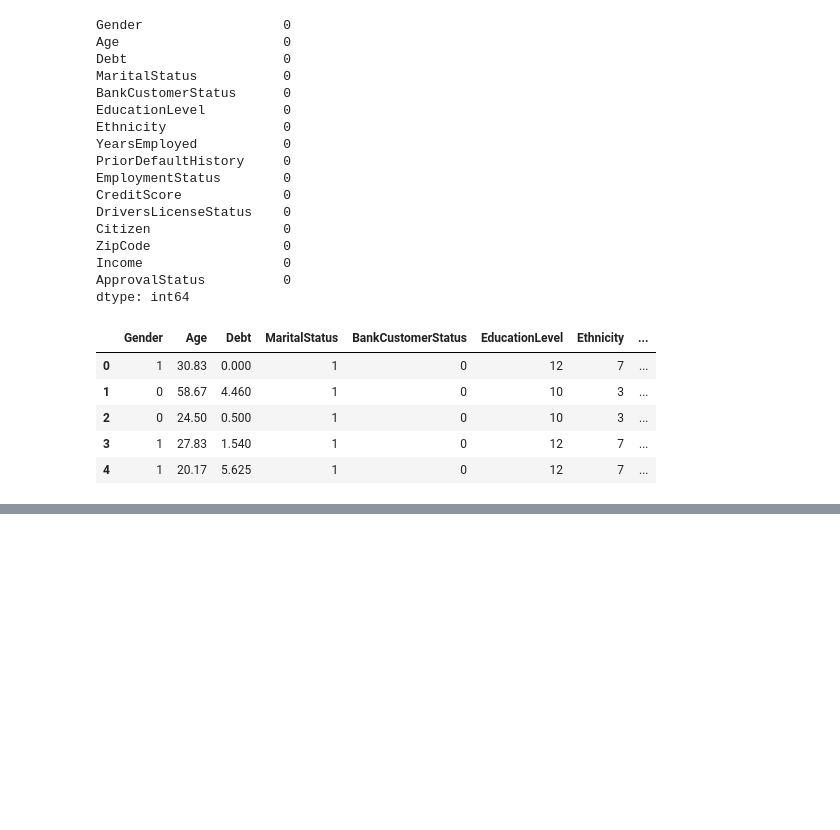
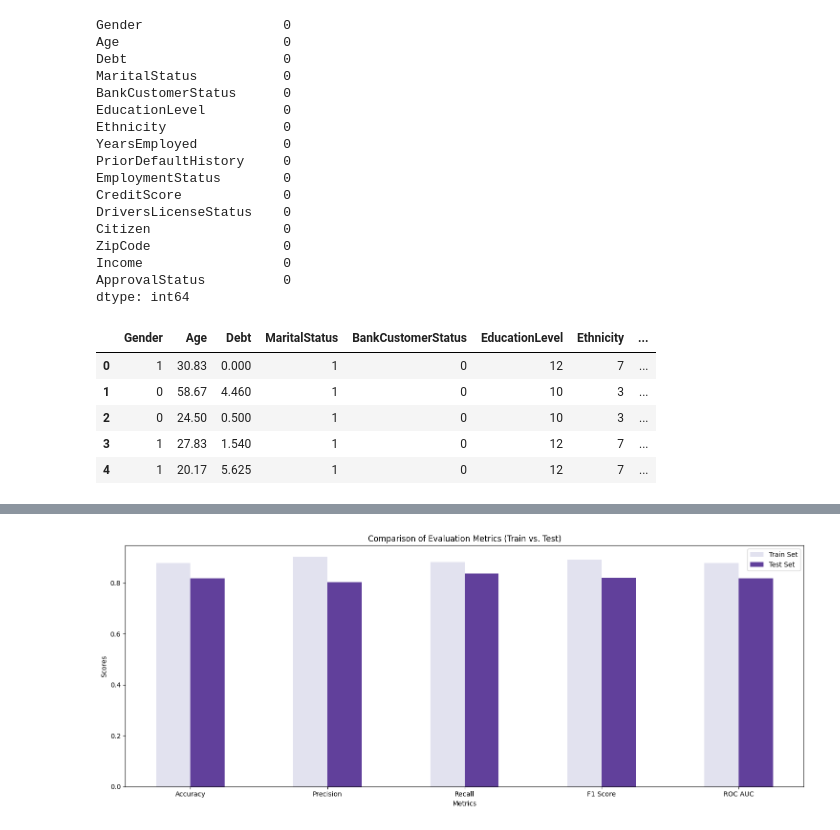
Before and after one commit to Bubly28/Credit-Card-Approval, a Jupyter notebook: DS_Project.ipynb, the cells around one changed output, grey strips where cells are left out. Drawn from its saved outputs; the diff is of its cells as text; code cells hidden in the pictures; blank space fills up the shorter version.

```diff
--- a/DS_Project.ipynb
+++ b/DS_Project.ipynb
@@ -277,0 +442,16 @@ data_norm.head()
+# %%
+from sklearn.model_selection import cross_val_score, StratifiedKFold
+from sklearn.linear_model import LogisticRegression
+
+# Define logistic regression model
+logistic_regression_model = LogisticRegression(C=0.1)  # Use the best hyperparameters found previously
+
+# Define cross-validation strategy
+cv = StratifiedKFold(n_splits=5, shuffle=True, random_state=42)
+
+# Perform cross-validation
+cross_val_scores = cross_val_score(logistic_regression_model, X_train_scaled[:, selected_features], y_train, cv=cv, scoring='accuracy')
+
+# Print cross-validation scores
+print("Cross-Validation Scores:", cross_val_scores)
+print("Mean Accuracy:", cross_val_scores.mean())
@@ -277,0 +509,47 @@ data_norm.head()
+# %%
+import matplotlib.pyplot as plt
+import numpy as np
+
+# Evaluation Metric Names
+metric_names = ['Accuracy', 'Precision', 'Recall', 'F1 Score', 'ROC AUC']
+
+# Train Set Metrics
+train_metrics = [train_accuracy, train_precision, train_recall, train_f1_score, train_roc_auc]
+
+# Test Set Metrics
+test_metrics = [test_accuracy, test_precision, test_recall, test_f1_score, test_roc_auc]
+
+# Number of Evaluation Metrics
+num_metrics = len(metric_names)
+
+# Create figure and axes
+fig, ax = plt.subplots(figsize=(15, 6))
+
+# Set bar width
+bar_width = 0.25
+
+# Set index for the metrics
+index = np.arange(num_metrics)
+
+# Define colors
+colors = plt.cm.Purples(np.linspace(0.2, 0.8, 2))  # Shades of purple
+
+# Plot train metrics
+train_bars = ax.bar(index, train_metrics, bar_width, color=colors[0], label='Train Set')
+
+# Plot test metrics
+test_bars = ax.bar(index + bar_width, test_metrics, bar_width, color=colors[1], label='Test Set')
+
+# Set labels, title, and legend
+ax.set_xlabel('Metrics')
+ax.set_ylabel('Scores')
+ax.set_title('Comparison of Evaluation Metrics (Train vs. Test)')
+ax.set_xticks(index + bar_width / 2)
+ax.set_xticklabels(metric_names)
+ax.legend()
+
+# Show plot
+plt.tight_layout()
+plt.show()
+# %% [output]
+[figure, added]
```
Also changed, not shown: parts of 9 cells of this notebook.
